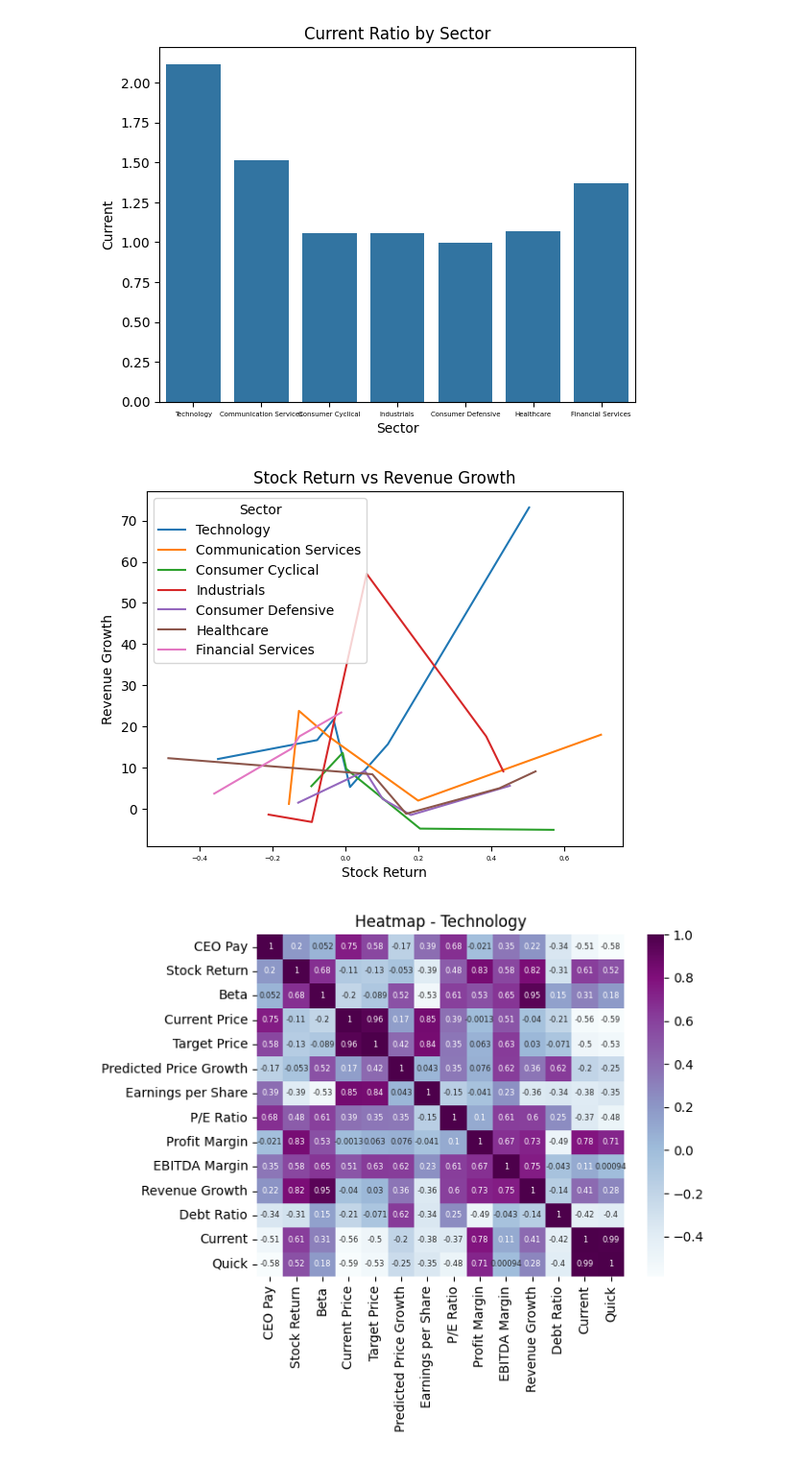
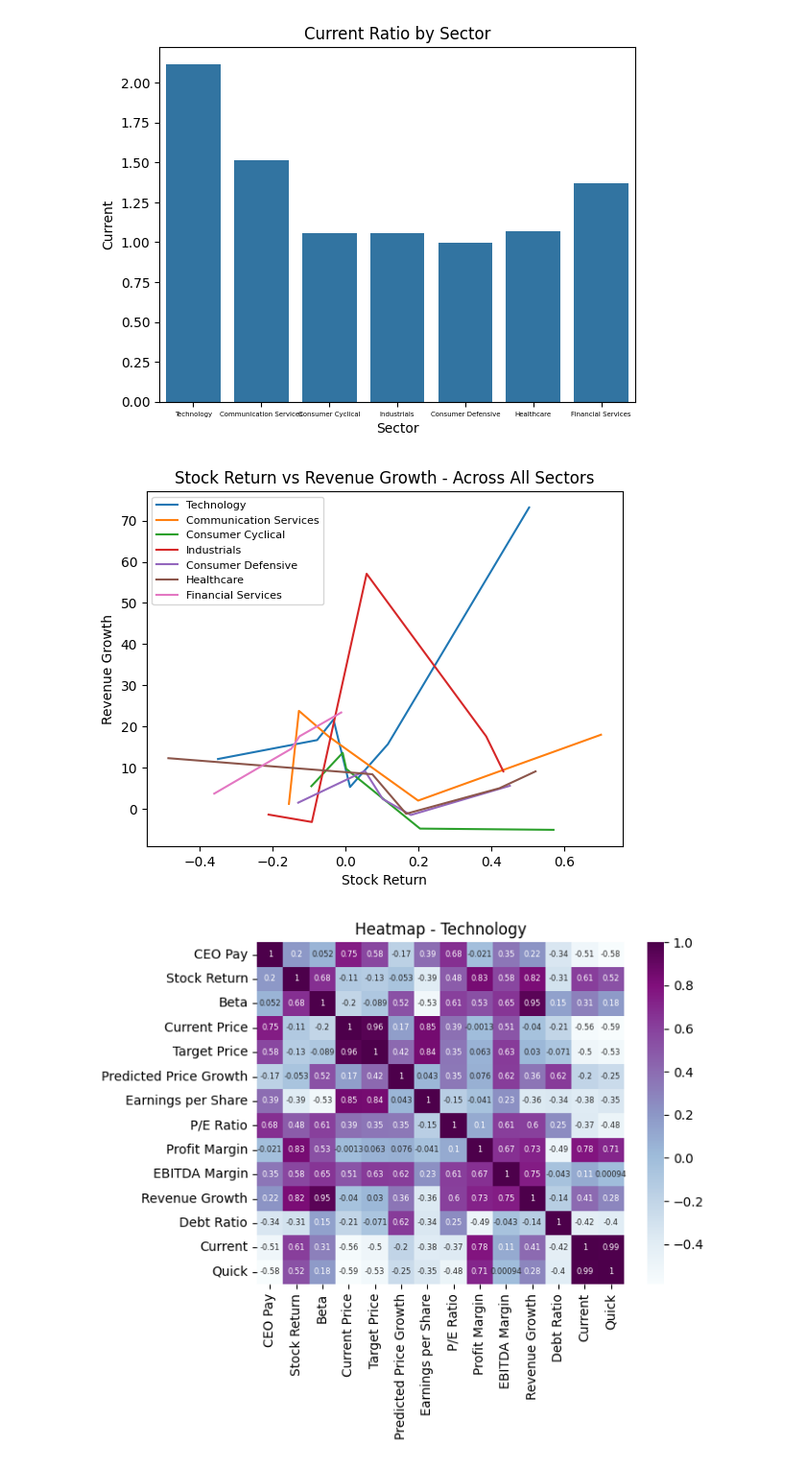
Before and after one commit to isabellaschen/Exploratory-Data-Analysis---Yahoo-Finance, a Jupyter notebook: Finance_EDA.ipynb, the cells around one changed output. Shown at 96% size. Saved outputs shown, nothing was run; the diff lists cells and outputs as text; code cells hidden in the pictures.

```diff
--- a/Finance_EDA.ipynb
+++ b/Finance_EDA.ipynb
@@ -201,11 +201,11 @@ plt.show()
 # %%
 # Stock Return vs Revenue Growth
 sns.lineplot(data = data, x = 'Stock Return', y = 'Revenue Growth', hue = 'Sector')
-plt.title('Stock Return vs Revenue Growth')
-plt.xticks(fontsize = 5)
+plt.title('Stock Return vs Revenue Growth - Across All Sectors')
+plt.legend(fontsize = 8)
 plt.show()
 # %% [output]
-[figure, old version]
+[figure, new version]
 # %%
 # Separate Data by Sector
 
```
